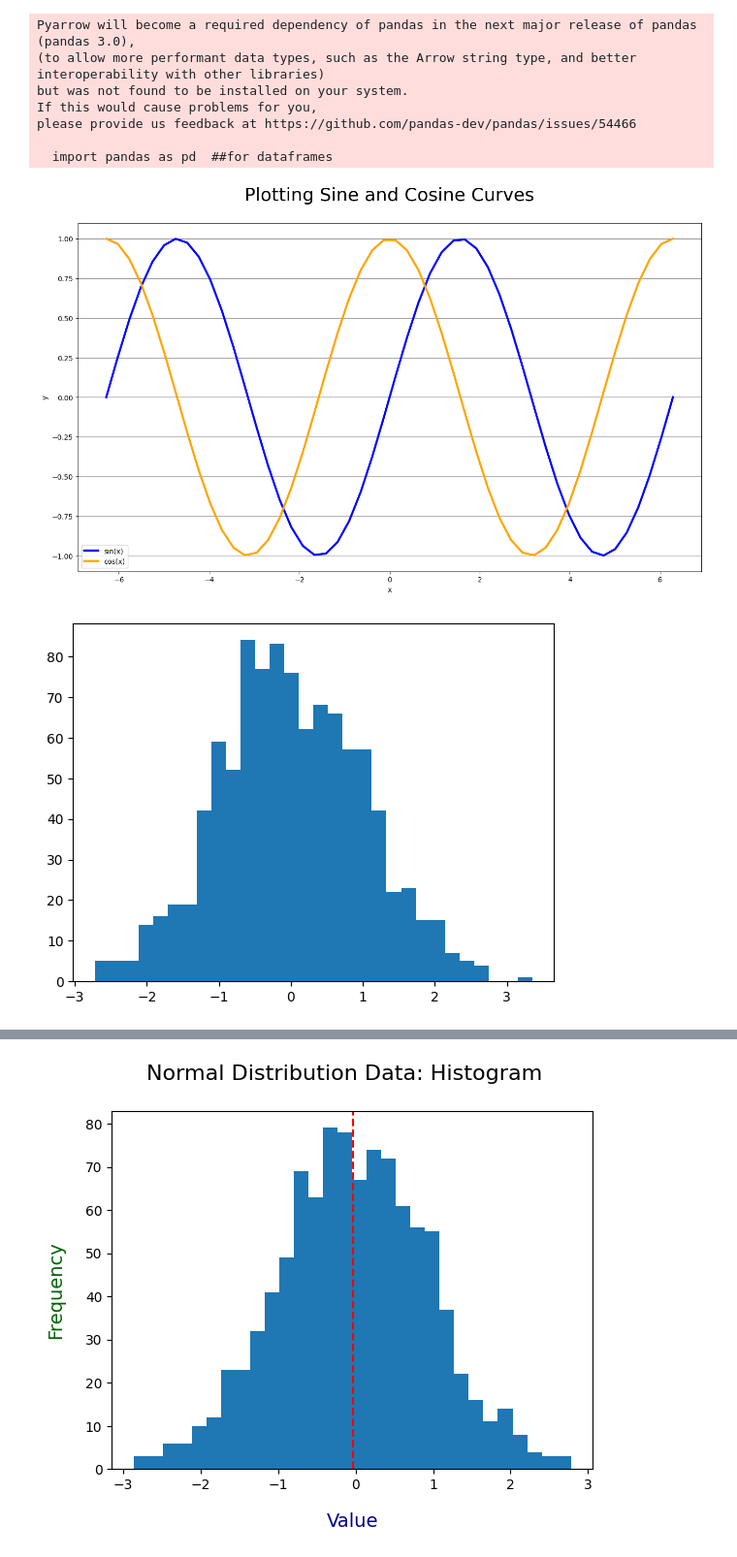
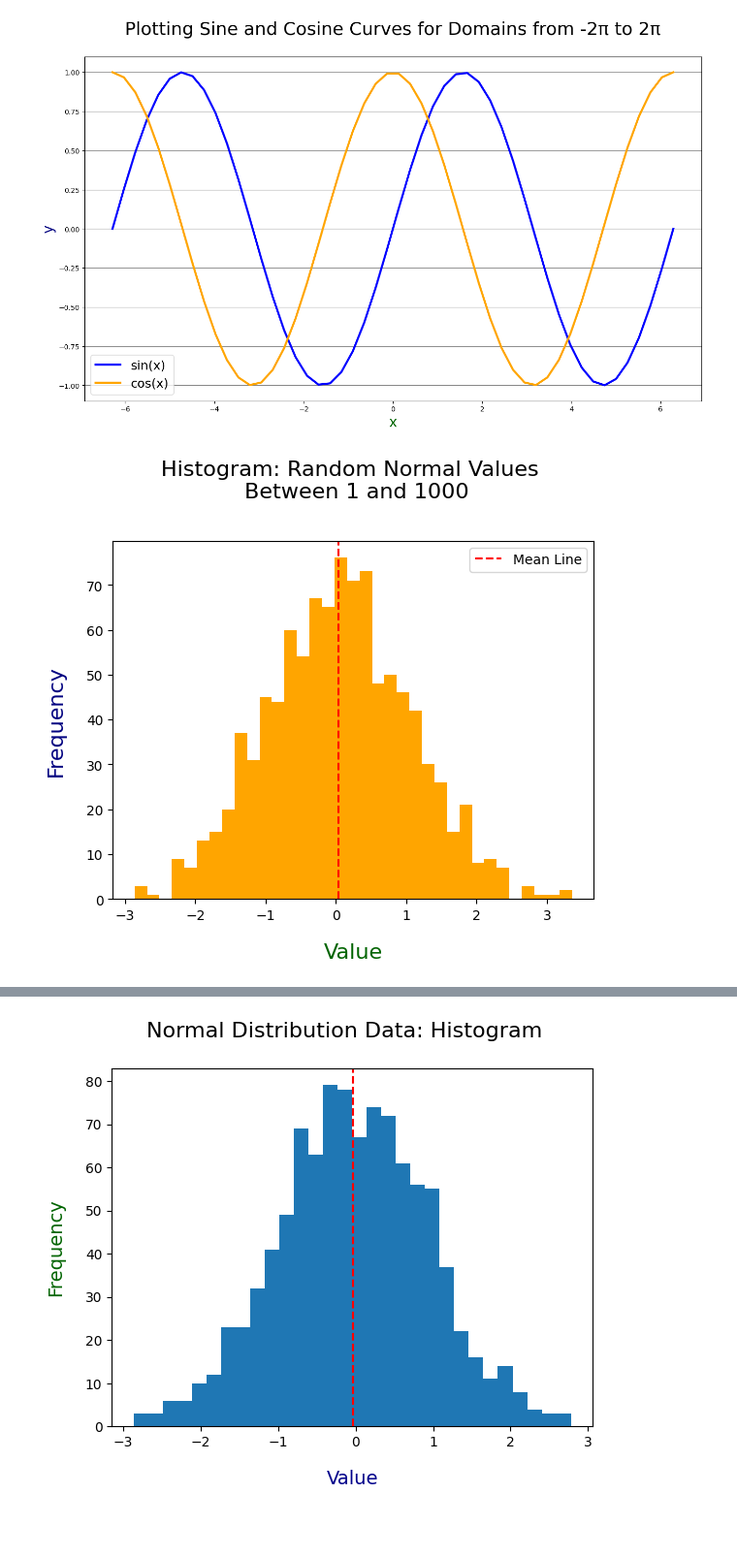
Before and after one commit to designer24-7/Data110, a Jupyter notebook: Homework/Week-3/Week-3_Obtaining-Data-Vis_Ddouglass.ipynb, the cells around one changed output, grey strips where cells are left out. Shown at 97% size. Cells and saved outputs as stored; diff of their text form; code cells hidden in the pictures; blank space fills up the shorter version.

```diff
--- a/Homework/Week-3/Week-3_Obtaining-Data-Vis_Ddouglass.ipynb
+++ b/Homework/Week-3/Week-3_Obtaining-Data-Vis_Ddouglass.ipynb
@@ -19,37 +19,35 @@ style=("ggplot")
 plt.figure(figsize=(16,9))
 plt.plot(x, y1, label='sin(x)', color="blue", linewidth=3)
 plt.plot(x, y2, label='cos(x)', color="orange", linewidth=3)
-plt.title('Plotting Sine and Cosine Curves', fontsize=26, pad=32)
-plt.xlabel('x')
-plt.ylabel('y')
-plt.legend(loc="lower left", )
+plt.title('Plotting Sine and Cosine Curves for Domains from -2π to 2π', fontsize=26, pad=32)
+plt.xlabel('x', color="darkgreen", fontsize=20)
+plt.ylabel('y', color="navy", fontsize=20)
+plt.legend(loc="lower left", fontsize=18)
 plt.grid(True, axis="y", color="gray" )
 plt.show()
 # %% [output]
-Pyarrow will become a required dependency of pandas in the next major release of pandas (pandas 3.0),
-(to allow more performant data types, such as the Arrow string type, and better interoperability with other libraries)
-but was not found to be installed on your system.
-If this would cause problems for you,
-please provide us feedback at https://github.com/pandas-dev/pandas/issues/54466
-
-  import pandas as pd  ##for dataframes
-[figure, old version]
+[figure, new version]
 # %%
 ##TASK 2: Enhancing a Histogram of Normal Distribution Data##################################################################
 
-##Modify Bin Count: Experiment with the bins parameter by choosing at least two different values other than 30. Observe how the histogram's appearance changes
-##with more or fewer bins.
+## 1. Modify Bin Count: Experiment with the bins parameter by choosing at least two different values other than 30. Observe how the histogram's appearance changes
+##    with more or fewer bins.
 
 import numpy as np
 
 # Generate random numbers from a normal distribution
 data = np.random.normal(0, 1, 1000)
 
 # Plot histogram
-plt.hist(data,bins=30)
+plt.hist(data,bins=35, color='orange')
+plt.title('Histogram: Random Normal Values \n Between 1 and 1000', fontsize=16, pad=32)
+plt.axvline(data.mean(), color='red', linestyle='dashed', linewidth=1.5)
+plt.xlabel('Value', color="darkgreen", fontsize=16, labelpad=15)
+plt.ylabel('Frequency', color="navy", fontsize=16, labelpad=15)
+plt.legend(['Mean Line'])
 plt.show()
 # %% [output]
-[figure, old version]
+[figure, new version]
 # %%
 ## 1. Modify Bin Count: Experiment with the bins parameter by choosing at least two different values other than 30. Observe how the histogram's appearance changes
 ##    with more or fewer bins
```
Also changed, not shown: parts of 12 cells of this notebook.
